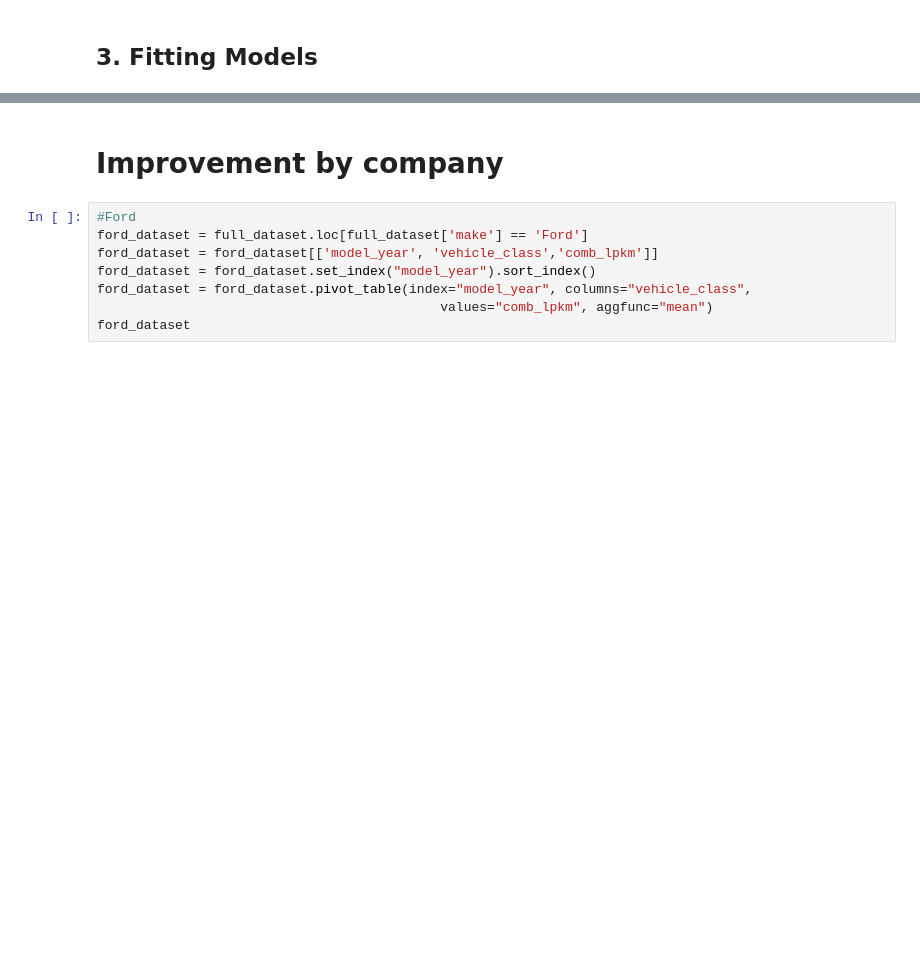
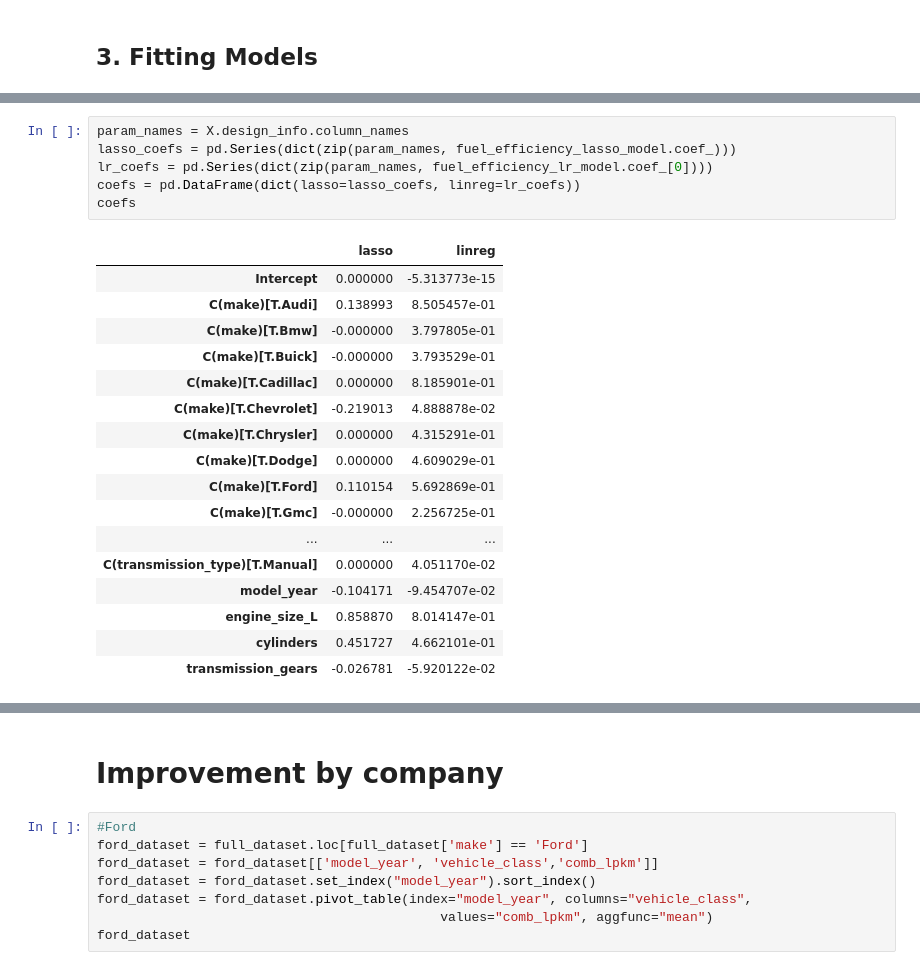
Before and after one commit to alexproskiw/Fuel-Efficiency-of-Canadian-Vehicles-Trends-and-Predictions, a Jupyter notebook: ECON323 Final Project.ipynb, the cells around one changed output, grey strips where cells are left out. Drawn from its saved outputs; the diff is of its cells as text; blank space fills up the shorter version.

```diff
--- a/ECON323 Final Project.ipynb
+++ b/ECON323 Final Project.ipynb
@@ -625,0 +737,24 @@ plt.figtext(0.5, 0, "Figure X: ", ha="center", fontsize=10)
+# %%
+param_names = X.design_info.column_names
+lasso_coefs = pd.Series(dict(zip(param_names, fuel_efficiency_lasso_model.coef_)))
+lr_coefs = pd.Series(dict(zip(param_names, fuel_efficiency_lr_model.coef_[0])))
+coefs = pd.DataFrame(dict(lasso=lasso_coefs, linreg=lr_coefs))
+coefs
+# %% [output]
+|  | lasso | linreg |
+| Intercept | 0.000000 | -5.313773e-15 |
+| C(make)[T.Audi] | 0.138993 | 8.505457e-01 |
+| C(make)[T.Bmw] | -0.000000 | 3.797805e-01 |
+| C(make)[T.Buick] | -0.000000 | 3.793529e-01 |
+| C(make)[T.Cadillac] | 0.000000 | 8.185901e-01 |
+| C(make)[T.Chevrolet] | -0.219013 | 4.888878e-02 |
+| C(make)[T.Chrysler] | 0.000000 | 4.315291e-01 |
+| C(make)[T.Dodge] | 0.000000 | 4.609029e-01 |
+| C(make)[T.Ford] | 0.110154 | 5.692869e-01 |
+| C(make)[T.Gmc] | -0.000000 | 2.256725e-01 |
+| ... | ... | ... |
+| C(transmission_type)[T.Manual] | 0.000000 | 4.051170e-02 |
+| model_year | -0.104171 | -9.454707e-02 |
+| engine_size_L | 0.858870 | 8.014147e-01 |
+| cylinders | 0.451727 | 4.662101e-01 |
+| transmission_gears | -0.026781 | -5.920122e-02 |
```
Also changed, not shown: parts of 30 cells of this notebook.
